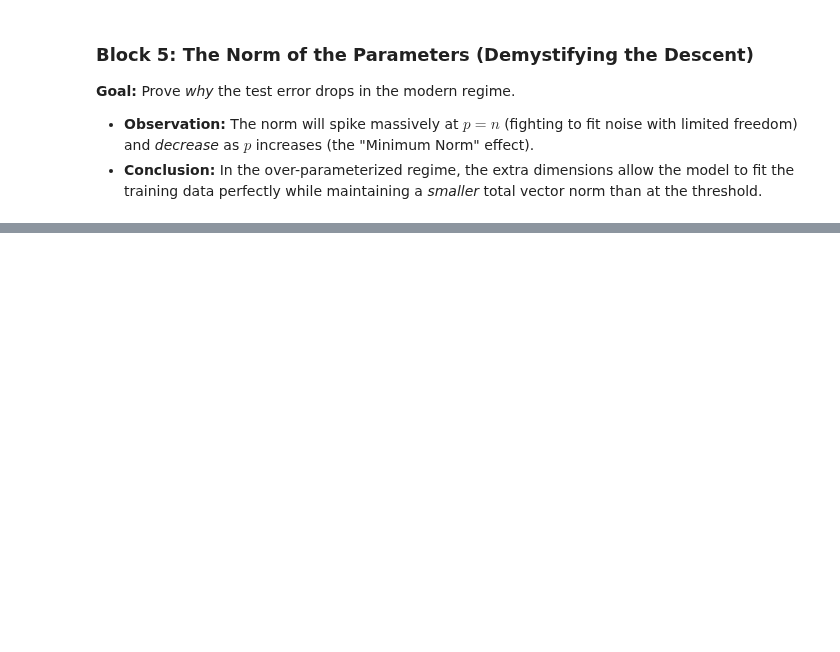
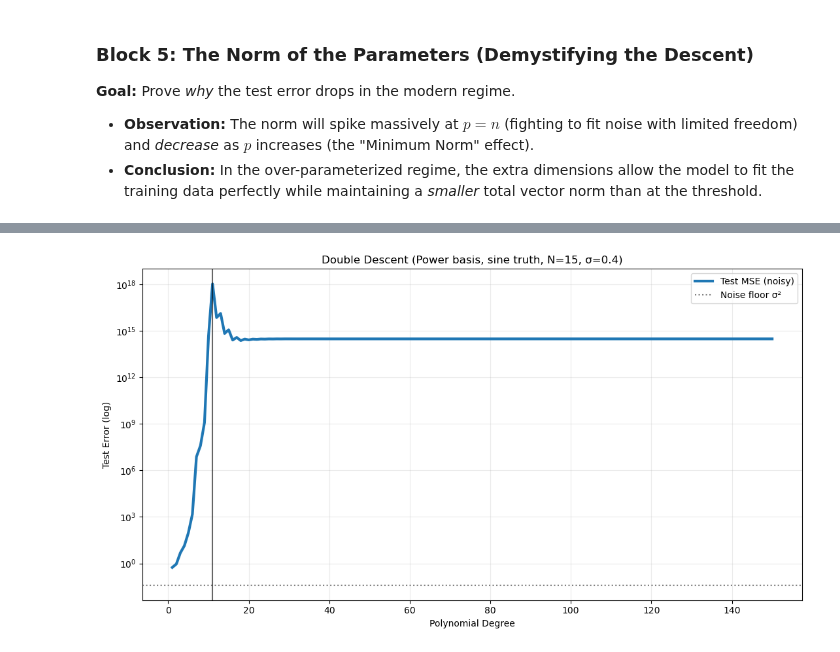
Before and after one commit to 3ff3x0r/PNL-2025, a Jupyter notebook: double_descent_part5.ipynb, the cells around one changed output, grey strips where cells are left out. Saved outputs shown, nothing was run; the diff lists cells and outputs as text; code cells hidden in the pictures; blank space fills up the shorter version.

```diff
--- a/double_descent_part5.ipynb
+++ b/double_descent_part5.ipynb
@@ -293,0 +294,89 @@ plot_param_norms(
+# %%
+# ===== Canonical double-descent configuration =====
+import torch, numpy as np
+torch.manual_seed(0); np.random.seed(0)
+torch.set_default_dtype(torch.float64)
+
+# Switches
+FUNCTION = "sine"      # 'sine' is key for visible bias (not exactly representable)
+BASIS    = "power"     # use raw powers to expose ill-conditioning around p≈n
+
+# Sizes
+K_datasets = 200       # enough to estimate expectations, not too big to average away spike
+N_samples  = 12        # clear interpolation threshold at degree d* = 14
+sigma_noise = 0.2      # moderate noise for a pronounced bump
+test_size   = 1000
+
+# True function
+def true_function(x):
+    return torch.sin(2 * torch.pi * x)
+
+# Data generator
+def generate_ensemble(K, N, sigma):
+    X = torch.rand(K, N) * 2 - 1
+    y = true_function(X) + sigma * torch.randn(K, N)
+    return X, y
+
+# Bases
+def power_basis(x, degree):
+    powers = torch.arange(degree + 1, dtype=torch.get_default_dtype())
+    return x.unsqueeze(-1) ** powers
+
+def make_basis(X, degree, name):
+    if name == "power":    return power_basis(X, degree)
+    raise ValueError(name)
+
+# Minimum-norm solver (rcond very tiny = “almost unregularized”)
+def fit_ensemble(X_train, y_train, degree, basis_name, rcond=1e-15):
+    Phi = make_basis(X_train, degree, basis_name)    # (K,N,d+1)
+    Phi_pinv = torch.linalg.pinv(Phi, rcond=rcond)   # keep rcond tiny to preserve spike
+    betas = torch.matmul(Phi_pinv, y_train.unsqueeze(-1))
+    return betas.squeeze(-1)
+
+# Fixed test grid
+X_test = torch.linspace(-1, 1, test_size).view(-1, 1)
+y_test_true = true_function(X_test)
+
+# ===== Experiment loop =====
+degrees = range(1, 151)  # go far beyond p≈n to see the second descent
+bias_squared_history, variance_history, mse_clean_history, mse_noisy_history = [], [], [], []
+
+X_train_K, y_train_K = generate_ensemble(K_datasets, N_samples, sigma_noise)
+print(f"[Run] basis=power, function=sine, N={N_samples}, noise={sigma_noise}, degrees up to 150")
+
+for d in degrees:
+    betas = fit_ensemble(X_train_K, y_train_K, d, basis_name=BASIS, rcond=1e-15)
+    Phi_test = make_basis(X_test.squeeze(-1), d, BASIS)        # (T,d+1)
+    y_preds = torch.matmul(betas, Phi_test.T)                   # (K,T)
+
+    main_pred = torch.mean(y_preds, dim=0)                      # (T,)
+    bias_sq   = torch.mean((main_pred.unsqueeze(-1) - y_test_true) ** 2).item()
+    var       = torch.mean(torch.var(y_preds, dim=0, unbiased=False)).item()
+    mse_clean = torch.mean((y_preds - y_test_true.T) ** 2).item()
+    # approximate noisy test MSE by adding sigma^2 (since ε is independent of fhat)
+    mse_noisy = mse_clean + sigma_noise**2
+
+    bias_squared_history.append(bias_sq)
+    variance_history.append(var)
+    mse_clean_history.append(mse_clean)
+    mse_noisy_history.append(mse_noisy)
+
+    if d % 10 == 0:
+        print(f"d={d:3d}  MSE(noisy)={mse_noisy:9.3f}  MSE(clean)={mse_clean:9.3f}  Bias²={bias_sq:9.3f}  Var={var:9.3f}")
+
+# ===== Minimal "money plot" (risk only) =====
+import matplotlib.pyplot as plt
+import numpy as np
+
+deg = np.array(list(degrees))
+mse = np.array(mse_noisy_history)  # use noisy risk for textbook “test error”
+plt.figure(figsize=(11,6))
+plt.plot(deg, mse, lw=3, label='Test MSE (noisy)')
+plt.axhline(y=sigma_noise**2, ls=':', color='gray', label='Noise floor σ²')
+plt.axvline(x=N_samples-1, color='black', alpha=0.6)
+plt.yscale('log')
+plt.xlabel('Polynomial Degree'); plt.ylabel('Test Error (log)')
+plt.title('Double Descent (Power basis, sine truth, N=15, σ=0.4)')
+plt.legend(); plt.grid(True, which='both', ls='-', alpha=0.25)
+plt.tight_layout(); plt.show()
+# %% [output]
@@ -293,0 +399 @@ plot_param_norms(
+[figure, added]
```
Also changed, not shown: parts of 6 cells of this notebook, 2 other files.
